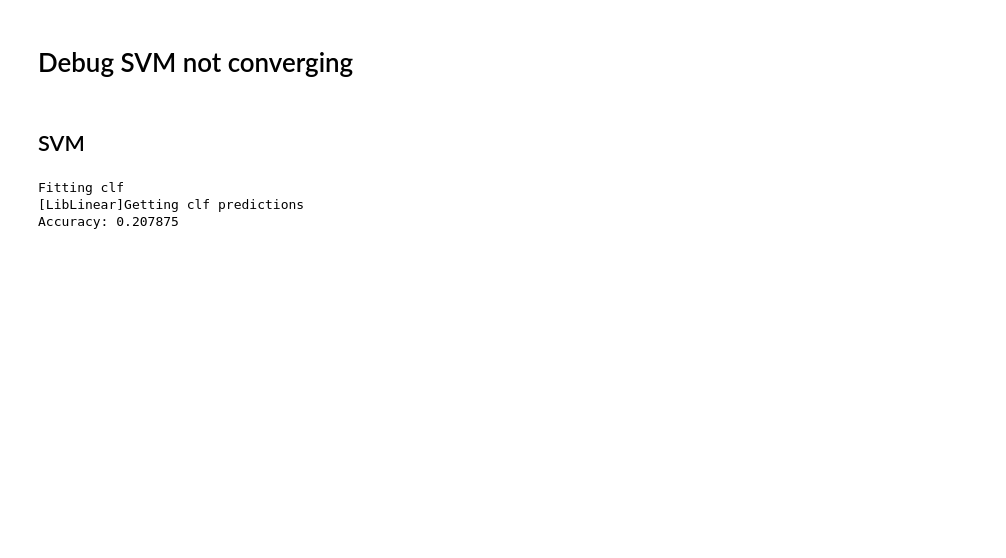
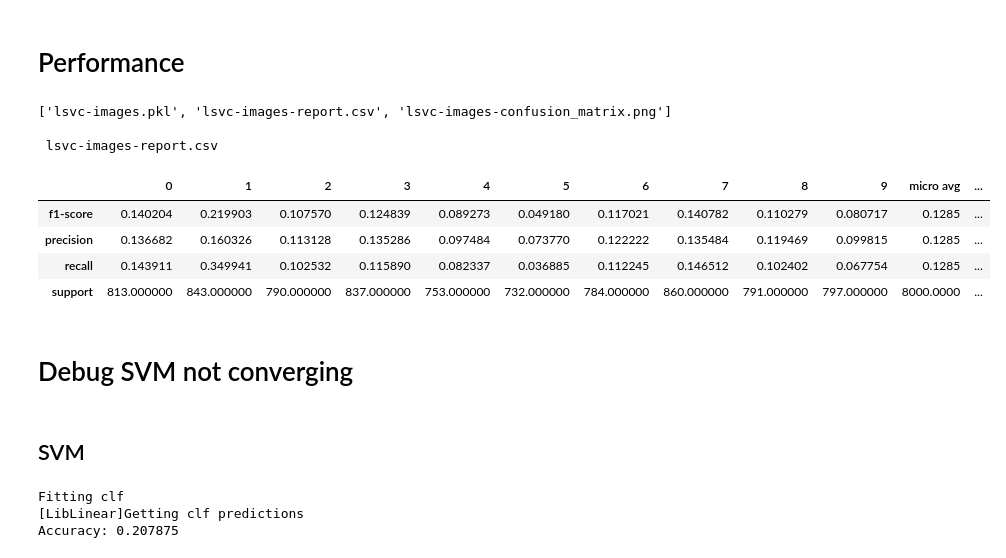
Before and after one commit to victoriacmichaud/551project3, a Jupyter notebook: SVM.py debug.ipynb, the cells around one changed output. Saved outputs shown, nothing was run; the diff lists cells and outputs as text; code cells hidden in the pictures; blank space fills up the shorter version.

```diff
--- a/SVM.py debug.ipynb
+++ b/SVM.py debug.ipynb
@@ -1,6 +1,28 @@
 # %%
 # init cell
 %matplotlib inline
+# %% [markdown]
+# Performance
+# %%
+import os
+from glob import glob
+print(os.listdir('data/output/svm'))
+
+cols = ['']
+for i in glob('data/output/svm/*.csv'):
+    name = os.path.basename(i)
+    df = pd.read_csv(i, index_col=0)
+    print('\n', name)
+    display(df)
+# %% [output]
+['lsvc-images.pkl', 'lsvc-images-report.csv', 'lsvc-images-confusion_matrix.png']
+
+ lsvc-images-report.csv
+|  | 0 | 1 | 2 | 3 | 4 | 5 | 6 | 7 | 8 | 9 | micro avg | ... |
+| f1-score | 0.140204 | 0.219903 | 0.107570 | 0.124839 | 0.089273 | 0.049180 | 0.117021 | 0.140782 | 0.110279 | 0.080717 | 0.1285 | ... |
+| precision | 0.136682 | 0.160326 | 0.113128 | 0.135286 | 0.097484 | 0.073770 | 0.122222 | 0.135484 | 0.119469 | 0.099815 | 0.1285 | ... |
+| recall | 0.143911 | 0.349941 | 0.102532 | 0.115890 | 0.082337 | 0.036885 | 0.112245 | 0.146512 | 0.102402 | 0.067754 | 0.1285 | ... |
+| support | 813.000000 | 843.000000 | 790.000000 | 837.000000 | 753.000000 | 732.000000 | 784.000000 | 860.000000 | 791.000000 | 797.000000 | 8000.0000 | ... |
 # %% [markdown]
 # Debug SVM not converging
 # %% [markdown]
```
Also changed, not shown: parts of 4 cells of this notebook, 1 other file.
